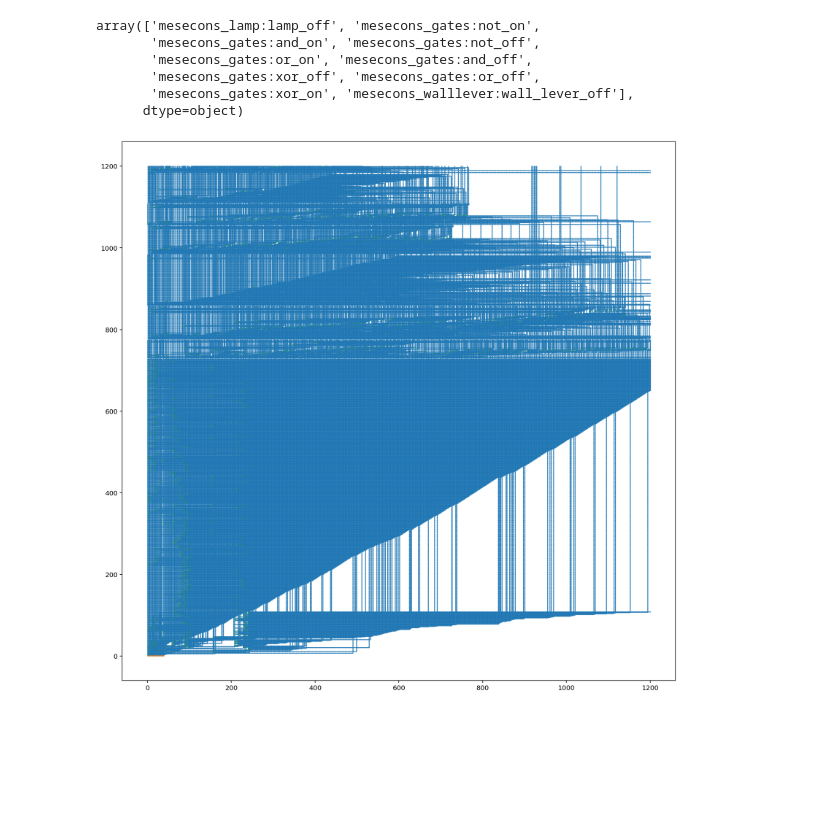
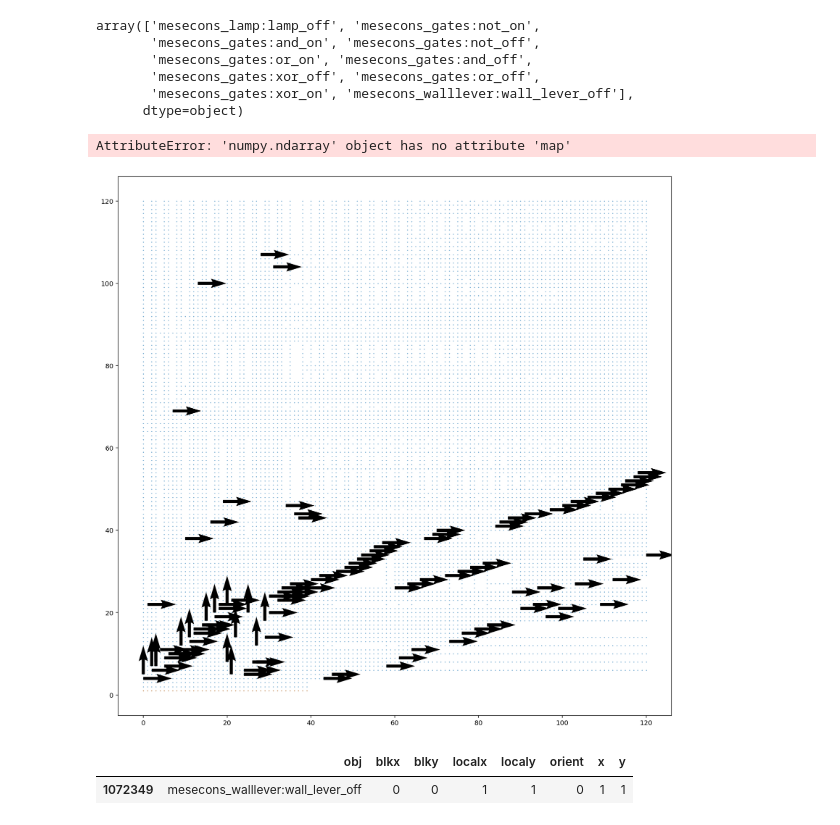
Before and after one commit to ProfFan/happyminetest, a Jupyter notebook: solve.ipynb, the cells around one changed output. Drawn from its saved outputs; the diff is of its cells as text; code cells hidden in the pictures; blank space fills up the shorter version.

```diff
--- a/solve.ipynb
+++ b/solve.ipynb
@@ -87,17 +87,22 @@ array(['mesecons_lamp:lamp_off', 'mesecons_gates:not_on',
       dtype=object)
 # %%
 def local_display(d, x,y, tx, ty):
-    local_objs = np.array(d[(d['x'] > x-tx) & (d['x'] < x+tx) & (d['y'] > y-ty) & (d['y'] < y+ty)][['x','y']].values)
+    local_objs = np.array(d[(d['x'] > x-tx) & (d['x'] < x+tx) & (d['y'] > y-ty) & (d['y'] < y+ty)][['x','y','orient']].values)
     return local_objs
 # %%
-vals = local_display(df,1,1,1200,1200).T
+vals = local_display(df,1,1,120,120).T
+# %%
+directions=['N','E','S','W']
+# %% [output]
+AttributeError: 'numpy.ndarray' object has no attribute 'map'
 # %%
+# 结论：corner 的 orient 指向是输出线路
 plt.figure(figsize=(15,15))
 plt.scatter(vals[0],vals[1],s=0.1)
-lever = local_display(df[df['obj'].str.match('mesecons_walllever:wall_lever_off')],1,1,1200,1200).T
+lever = local_display(df[df['obj'].str.match('mesecons_walllever:wall_lever_off')],1,1,120,120).T
 plt.scatter(lever[0], lever[1],s=0.1)
-tcorn = local_display(df[df['obj'].str.match('mesecons_extrawires:tjunction')],1,1,1200,1200).T
-plt.scatter(tcorn[0], tcorn[1],s=0.1)
+tcorn = local_display(df[df['obj'].str.match('mesecons_extrawires:corner')],1,1,120,120).T
+plt.quiver(tcorn[0], tcorn[1],tcorn[2]%2,( tcorn[2]+1)%2)
 plt.savefig("dump.png")
 # %% [output]
-[figure, old version]
+[figure, new version]
@@ -103,0 +113,5 @@ plt.savefig("dump.png")
+# %%
+tracer(df, 1, 1)
+# %% [output]
+|  | obj | blkx | blky | localx | localy | orient | x | y |
+| 1072349 | mesecons_walllever:wall_lever_off | 0 | 0 | 1 | 1 | 0 | 1 | 1 |
```
Also changed, not shown: parts of 1 cell of this notebook.
